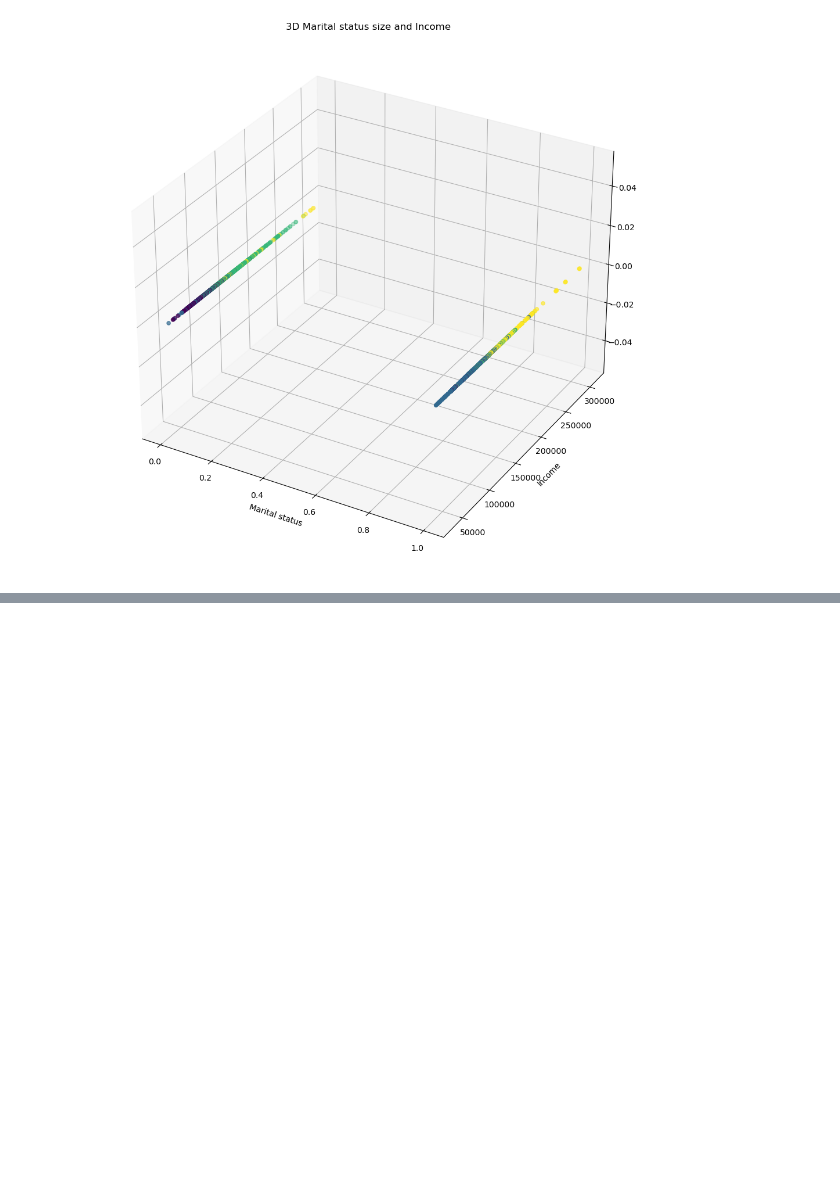
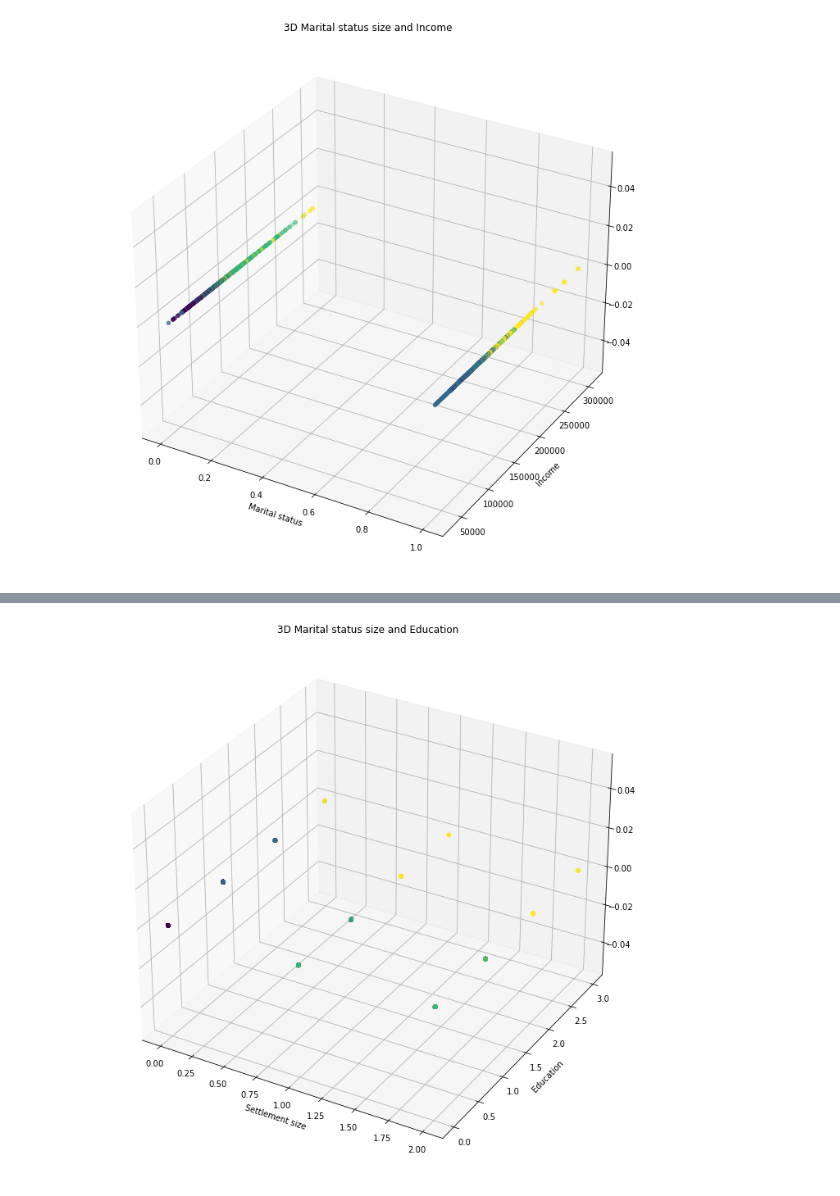
Before and after one commit to The-DigitalAcademy/Unsupervised_Learning_Project, a Jupyter notebook: Unsupervised_kmeans.ipynb, the cells around one changed output, grey strips where cells are left out. Drawn from its saved outputs; the diff is of its cells as text; code cells hidden in the pictures; blank space fills up the shorter version.

```diff
--- a/Unsupervised_kmeans.ipynb
+++ b/Unsupervised_kmeans.ipynb
@@ -236,0 +247,10 @@ plt.show()
+# %%
+fig = plt.figure(figsize=(12, 12))
+ax = fig.add_subplot(projection='3d')
+ax.scatter(seg_pca_kmeans['Settlement size'], seg_pca_kmeans['Education'],c=seg_pca_kmeans['segment K-means PCA'])
+ax.set_xlabel('Settlement size')
+ax.set_ylabel('Education')
+ax.set_title('3D Marital status size and Education ')
+plt.show()
+# %% [output]
+[figure, added]
```
Also changed, not shown: parts of 4 cells of this notebook.
